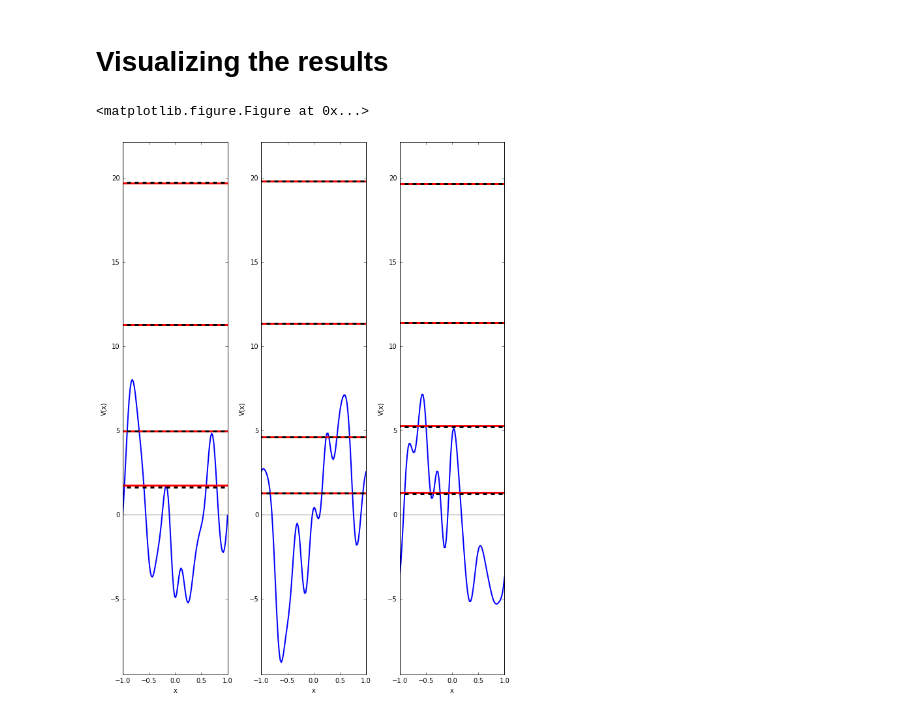
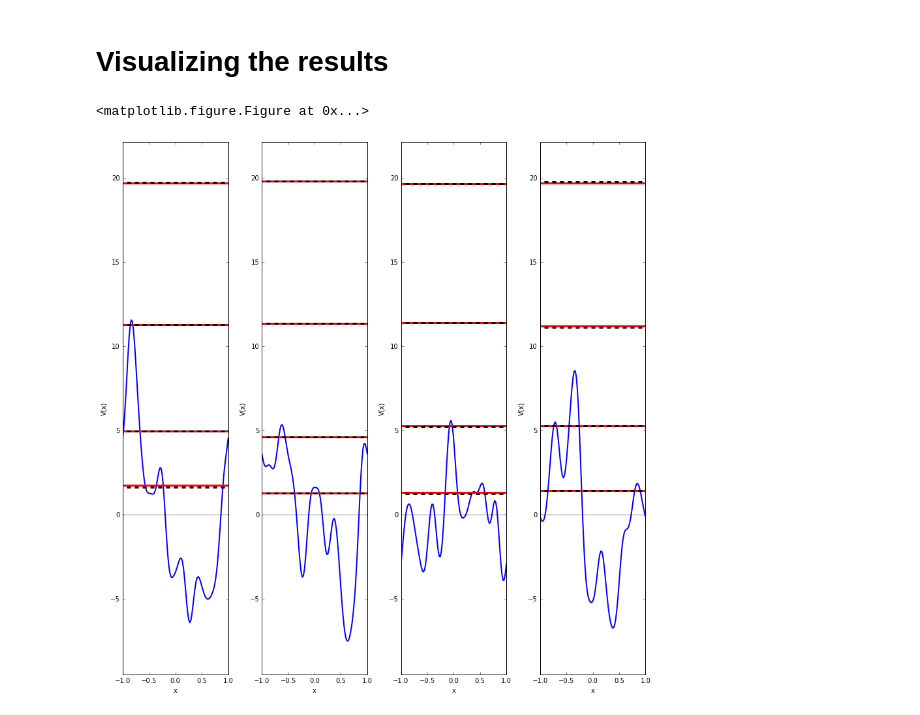
Before and after one commit to dhudsmith/qmnnet, a Jupyter notebook: jupyter/learn_FANN.ipynb, the cells around one changed output. Drawn from its saved outputs; the diff is of its cells as text; code cells hidden in the pictures.

```diff
--- a/jupyter/learn_FANN.ipynb
+++ b/jupyter/learn_FANN.ipynb
@@ -161,31 +161,31 @@ VCs = VC(ns,xs)
 Vgrid = np.dot(X_test[::,0:10],VSs) + np.dot(X_test[::,10::],VCs)
 # %%
 nrows = 1
-ncols = 3
+ncols = 4
 nplot = nrows * ncols
 Vints = randint(0,X_test.shape[0], nplot)
 Vplot = Vgrid[Vints,::]
 
 plt.clf()
 fig, axes = plt.subplots(nrows = nrows, ncols = ncols)
 fig.set_size_inches(3*ncols,12*nrows)
 subax = axes.flat
 
 for i in range(0,nplot):
         subax[i].plot(xs, Vplot[i], linewidth = 2)
         subax[i].axhline(y=0,xmin=-1,xmax=1, linestyle='solid' ,color = 'k', lw=0.5)
         for j in range(0, 4):
             subax[i].axhline(y=E0(j+1)+y_pred[i,j], xmin = -1, xmax = 1,
                              ls = 'solid', color = 'r', lw = 3)
             subax[i].axhline(y=E0(j+1)+y_test[i,j], xmin = -1, xmax = 1,
                              ls = 'dashed', color = 'k', lw =3)
 
         subax[i].set_xlabel("x")
         subax[i].set_ylabel("V(x)")
         subax[i].set_ylim((-3*np.sqrt(V20),7*np.sqrt(V20)))
 
 plt.tight_layout()
 plt.show()
 # %% [output]
 <matplotlib.figure.Figure at 0x...>
-[figure, old version]
+[figure, new version]
```
Also changed, not shown: 4 other files.
